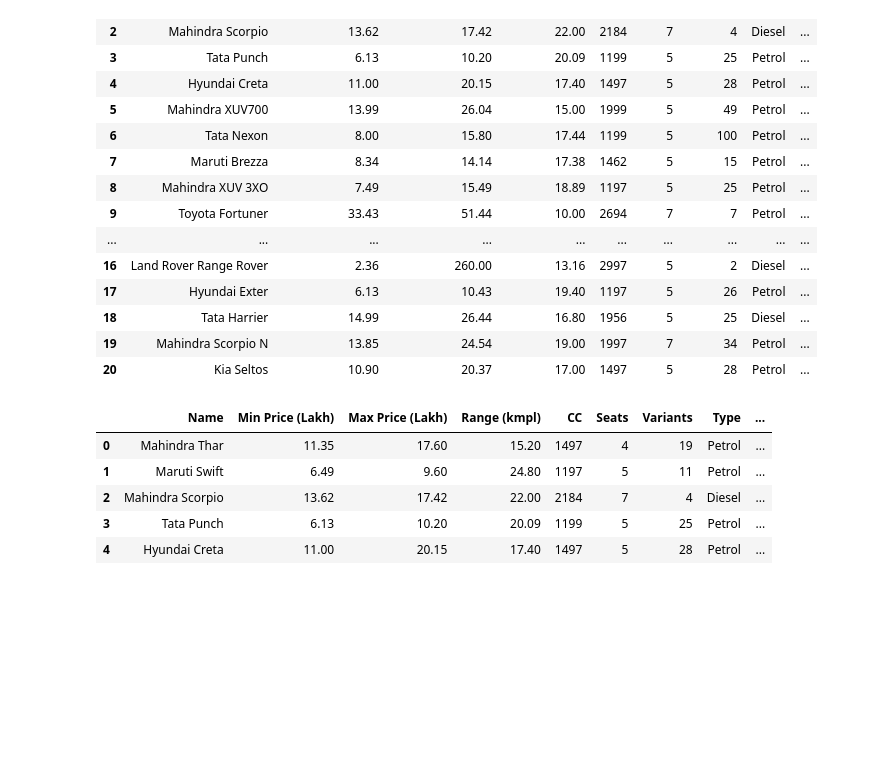
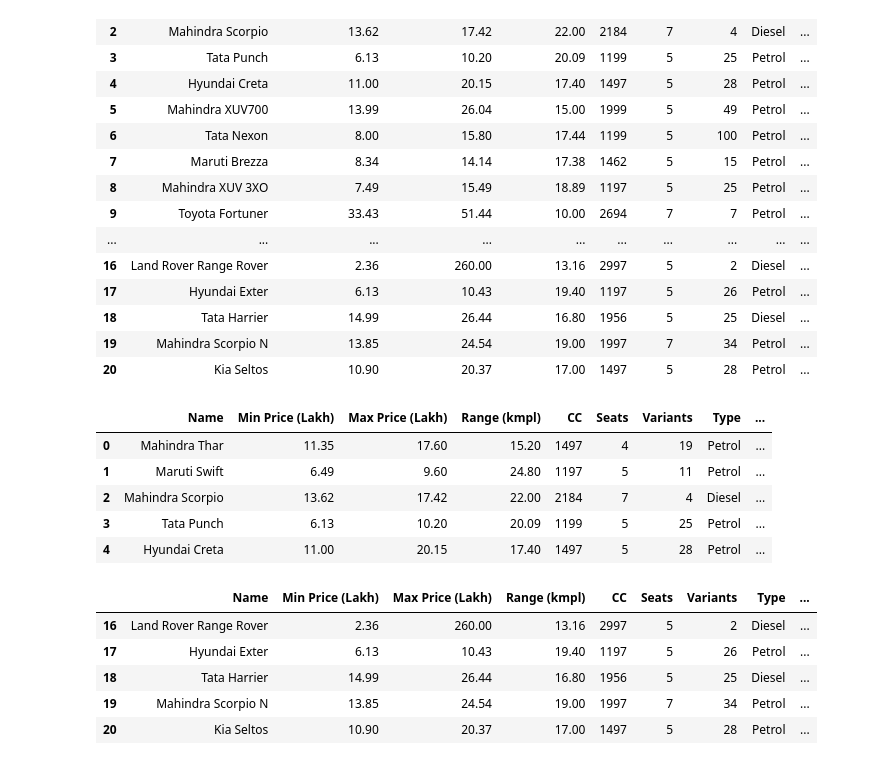
Before and after one commit to Dhinesh-Fedor/Python---Basics, a Jupyter notebook: Python_Basics_14(Pandas).ipynb, the cells around one changed output. Saved outputs shown, nothing was run; the diff lists cells and outputs as text; code cells hidden in the pictures; blank space fills up the shorter version.

```diff
--- a/Python_Basics_14(Pandas).ipynb
+++ b/Python_Basics_14(Pandas).ipynb
@@ -321,3 +321,12 @@ ds.head()
 | 2 | Mahindra Scorpio | 13.62 | 17.42 | 22.00 | 2184 | 7 | 4 | Diesel | ... |
 | 3 | Tata Punch | 6.13 | 10.20 | 20.09 | 1199 | 5 | 25 | Petrol | ... |
 | 4 | Hyundai Creta | 11.00 | 20.15 | 17.40 | 1497 | 5 | 28 | Petrol | ... |
+# %%
+ds.tail()
+# %% [output]
+|  | Name | Min Price (Lakh) | Max Price (Lakh) | Range (kmpl) | CC | Seats | Variants | Type | ... |
+| 16 | Land Rover Range Rover | 2.36 | 260.00 | 13.16 | 2997 | 5 | 2 | Diesel | ... |
+| 17 | Hyundai Exter | 6.13 | 10.43 | 19.40 | 1197 | 5 | 26 | Petrol | ... |
+| 18 | Tata Harrier | 14.99 | 26.44 | 16.80 | 1956 | 5 | 25 | Diesel | ... |
+| 19 | Mahindra Scorpio N | 13.85 | 24.54 | 19.00 | 1997 | 7 | 34 | Petrol | ... |
+| 20 | Kia Seltos | 10.90 | 20.37 | 17.00 | 1497 | 5 | 28 | Petrol | ... |
```
Also changed, not shown: parts of 2 cells of this notebook.
